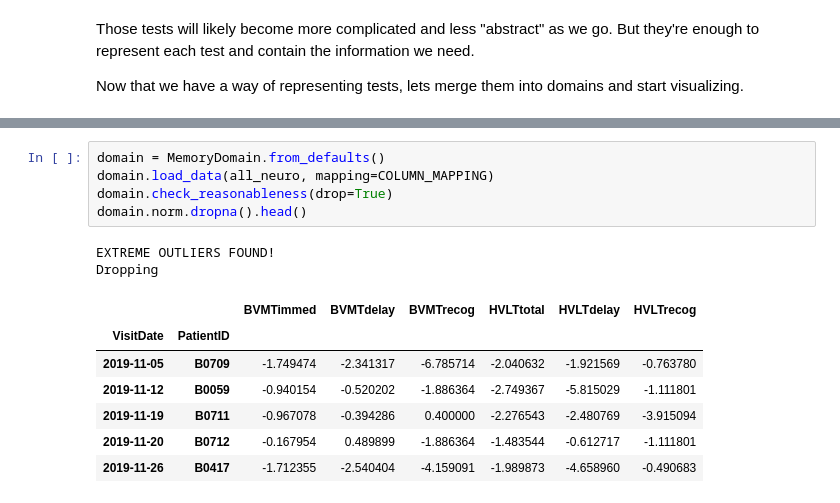
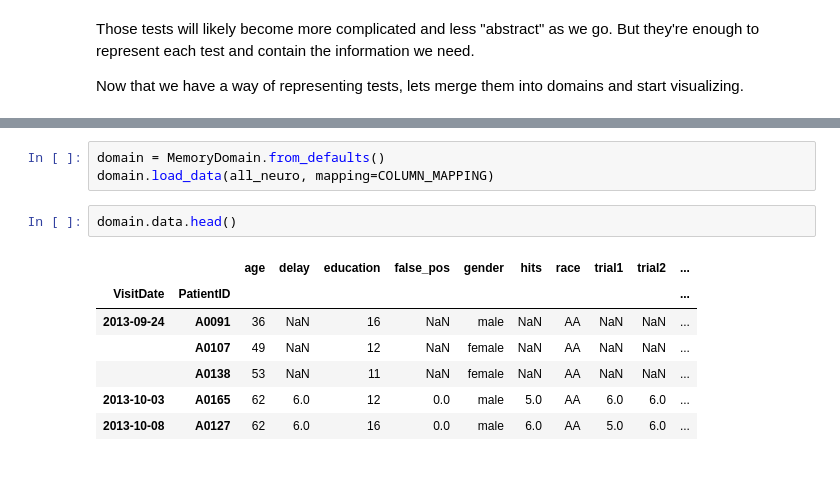
Before and after one commit to JudoWill/autoneuro, a Jupyter notebook: 03_domains.ipynb, the cells around one changed output, grey strips where cells are left out. Cells and saved outputs as stored; diff of their text form; blank space fills up the shorter version.

```diff
--- a/03_domains.ipynb
+++ b/03_domains.ipynb
@@ -340,18 +230,16 @@ class MemoryDomain(AbstractDomain):
 # %%
 domain = MemoryDomain.from_defaults()
 domain.load_data(all_neuro, mapping=COLUMN_MAPPING)
-domain.check_reasonableness(drop=True)
-domain.norm.dropna().head()
-# %% [output]
-EXTREME OUTLIERS FOUND!
-Dropping
-|  |  | BVMTimmed | BVMTdelay | BVMTrecog | HVLTtotal | HVLTdelay | HVLTrecog |
-| VisitDate | PatientID |  |  |  |  |  |  |
-| 2019-11-05 | B0709 | -1.749474 | -2.341317 | -6.785714 | -2.040632 | -1.921569 | -0.763780 |
-| 2019-11-12 | B0059 | -0.940154 | -0.520202 | -1.886364 | -2.749367 | -5.815029 | -1.111801 |
-| 2019-11-19 | B0711 | -0.967078 | -0.394286 | 0.400000 | -2.276543 | -2.480769 | -3.915094 |
-| 2019-11-20 | B0712 | -0.167954 | 0.489899 | -1.886364 | -1.483544 | -0.612717 | -1.111801 |
-| 2019-11-26 | B0417 | -1.712355 | -2.540404 | -4.159091 | -1.989873 | -4.658960 | -0.490683 |
+# %%
+domain.data.head()
+# %% [output]
+|  |  | age | delay | education | false_pos | gender | hits | race | trial1 | trial2 | ... |
+| VisitDate | PatientID |  |  |  |  |  |  |  |  |  | ... |
+| 2013-09-24 | A0091 | 36 | NaN | 16 | NaN | male | NaN | AA | NaN | NaN | ... |
+|  | A0107 | 49 | NaN | 12 | NaN | female | NaN | AA | NaN | NaN | ... |
+|  | A0138 | 53 | NaN | 11 | NaN | female | NaN | AA | NaN | NaN | ... |
+| 2013-10-03 | A0165 | 62 | 6.0 | 12 | 0.0 | male | 5.0 | AA | 6.0 | 6.0 | ... |
+| 2013-10-08 | A0127 | 62 | 6.0 | 16 | 0.0 | male | 6.0 | AA | 5.0 | 6.0 | ... |
 # %%
 FIG_SIZE = {'plot_height': 300,
             'plot_width': 300}
```
Also changed, not shown: parts of 14 cells of this notebook, 3 other files.
